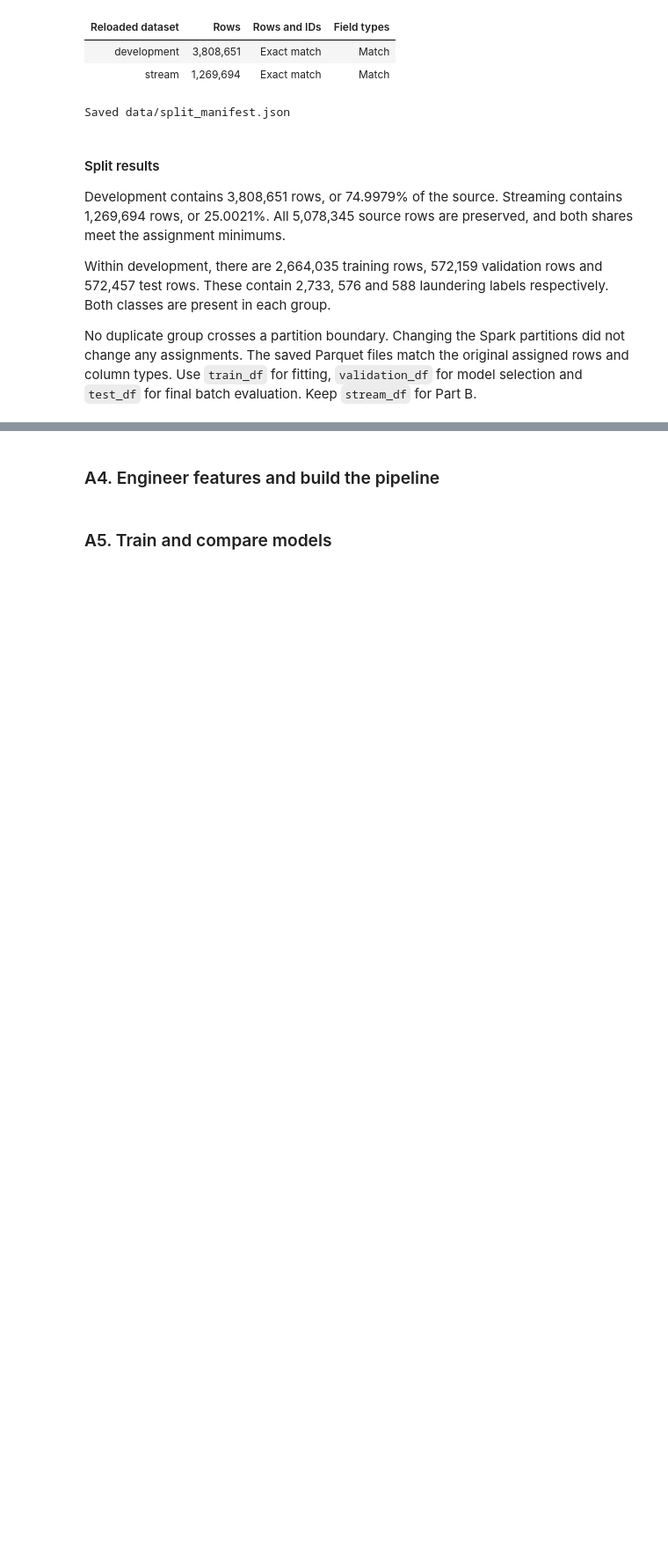
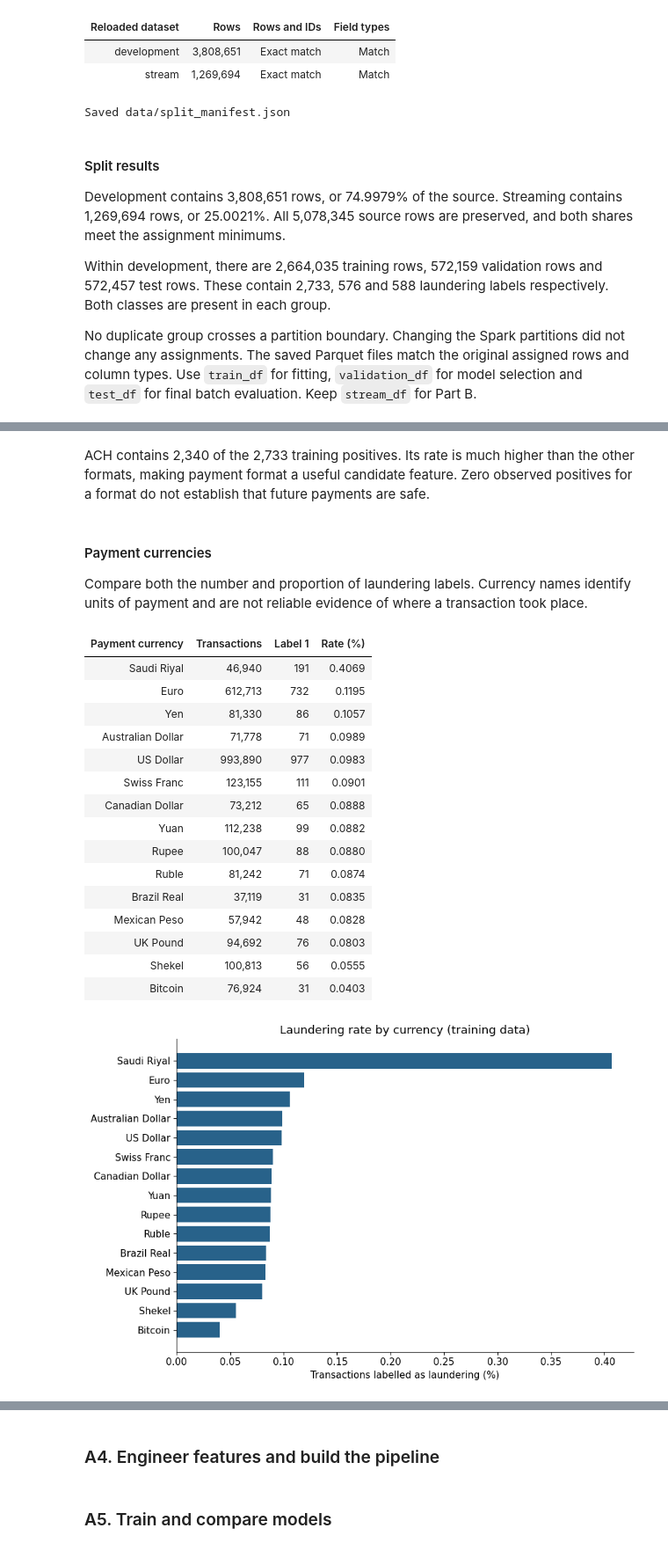
Before and after one commit to tung-lechu/assessment2-aml, a Jupyter notebook: assessment2.ipynb, the cells around one changed output, grey strips where cells are left out. Shown at 88% size. Cells and saved outputs as stored; diff of their text form; code cells hidden in the pictures; blank space fills up the shorter version.

```diff
--- a/assessment2.ipynb
+++ b/assessment2.ipynb
@@ -647,0 +807,29 @@ No duplicate group crosses a partition boundary. Changing the Spark partitions d
+# %% [markdown]
+ACH contains 2,340 of the 2,733 training positives. Its rate is much higher than the other formats, making payment format a useful candidate feature. Zero observed positives for a format do not establish that future payments are safe.
+# %% [markdown]
+#### Payment currencies
+Compare both the number and proportion of laundering labels. Currency names identify units of payment and are not reliable evidence of where a transaction took place.
+# %%
+currency_rows = train_df.groupBy("payment_currency").agg(
+    F.count("*").alias("transactions"), F.sum("is_laundering").alias("positives"),
+    (100 * F.avg("is_laundering")).alias("rate"),
+).orderBy(F.desc("rate")).collect()
+plot_rates(currency_rows, "payment_currency", "Laundering rate by currency", "payment_currencies.png")
+# %% [output]
+| Payment currency | Transactions | Label 1 | Rate (%) |
+| Saudi Riyal | 46,940 | 191 | 0.4069 |
+| Euro | 612,713 | 732 | 0.1195 |
+| Yen | 81,330 | 86 | 0.1057 |
+| Australian Dollar | 71,778 | 71 | 0.0989 |
+| US Dollar | 993,890 | 977 | 0.0983 |
+| Swiss Franc | 123,155 | 111 | 0.0901 |
+| Canadian Dollar | 73,212 | 65 | 0.0888 |
+| Yuan | 112,238 | 99 | 0.0882 |
+| Rupee | 100,047 | 88 | 0.0880 |
+| Ruble | 81,242 | 71 | 0.0874 |
+| Brazil Real | 37,119 | 31 | 0.0835 |
+| Mexican Peso | 57,942 | 48 | 0.0828 |
+| UK Pound | 94,692 | 76 | 0.0803 |
+| Shekel | 100,813 | 56 | 0.0555 |
+| Bitcoin | 76,924 | 31 | 0.0403 |
+[figure, added]
```
Also changed, not shown: parts of 53 cells of this notebook, 3 other files.
